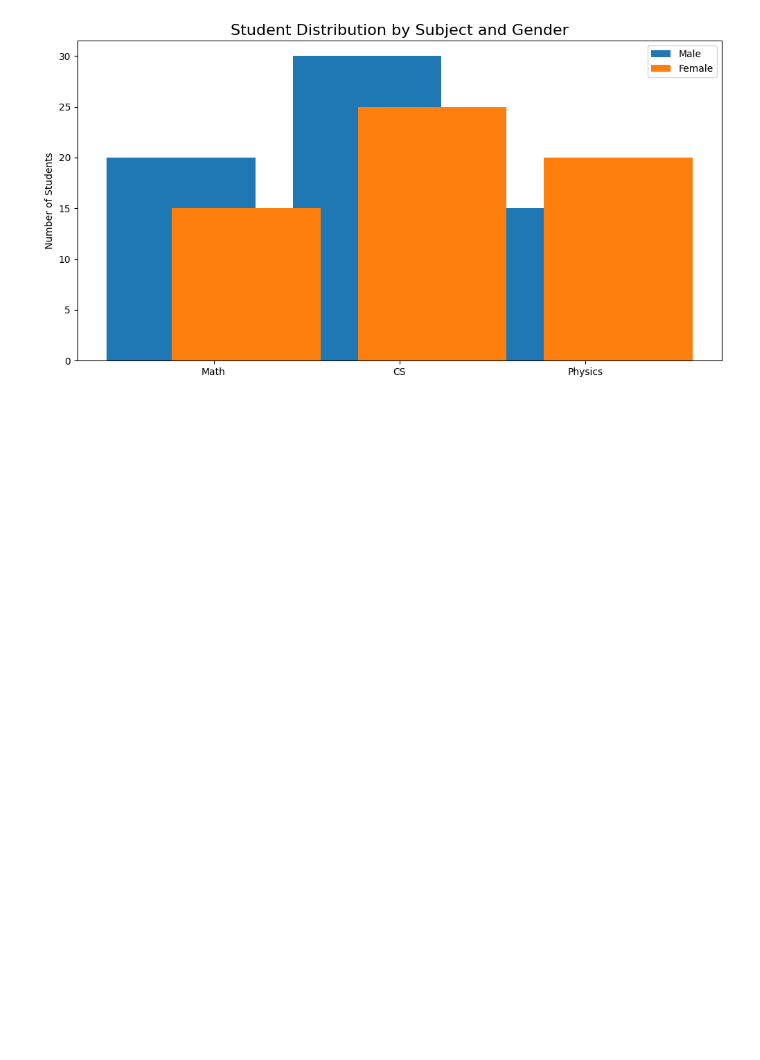
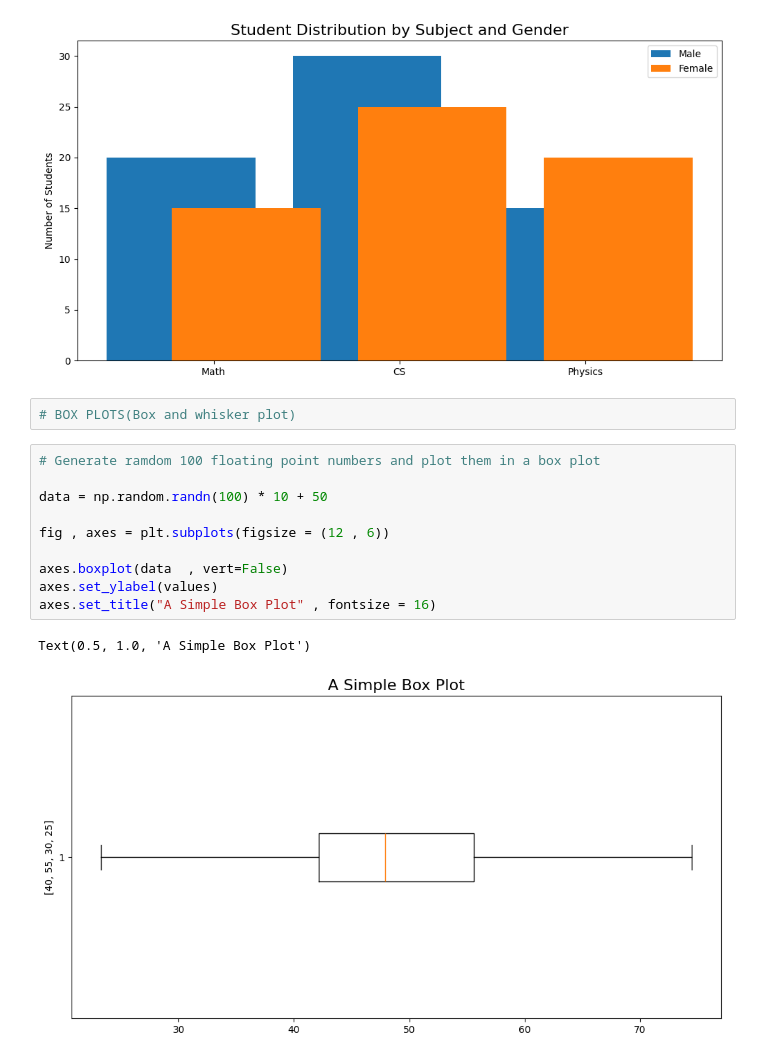
Before and after one commit to yfwjay/Data-Science-Foundations, a Jupyter notebook: matplotlib_basics/oop_plotting.ipynb, the cells around one changed output. Drawn from its saved outputs; the diff is of its cells as text; blank space fills up the shorter version.

Commit message:
Learn Matplotlib:Learnt Boxplot and some of the questions it answers.

```diff
--- a/matplotlib_basics/oop_plotting.ipynb
+++ b/matplotlib_basics/oop_plotting.ipynb
@@ -375,3 +375,18 @@ ax.legend()
 plt.show()
 # %% [output]
 [figure]
+# %%
+# BOX PLOTS(Box and whisker plot)
+# %%
+# Generate ramdom 100 floating point numbers and plot them in a box plot
+
+data = np.random.randn(100) * 10 + 50
+
+fig , axes = plt.subplots(figsize = (12 , 6))
+
+axes.boxplot(data  , vert=False)
+axes.set_ylabel(values)
+axes.set_title("A Simple Box Plot" , fontsize = 16)
+# %% [output]
+Text(0.5, 1.0, 'A Simple Box Plot')
+[figure, added]
```
Also changed, not shown: parts of 7 cells of this notebook.
